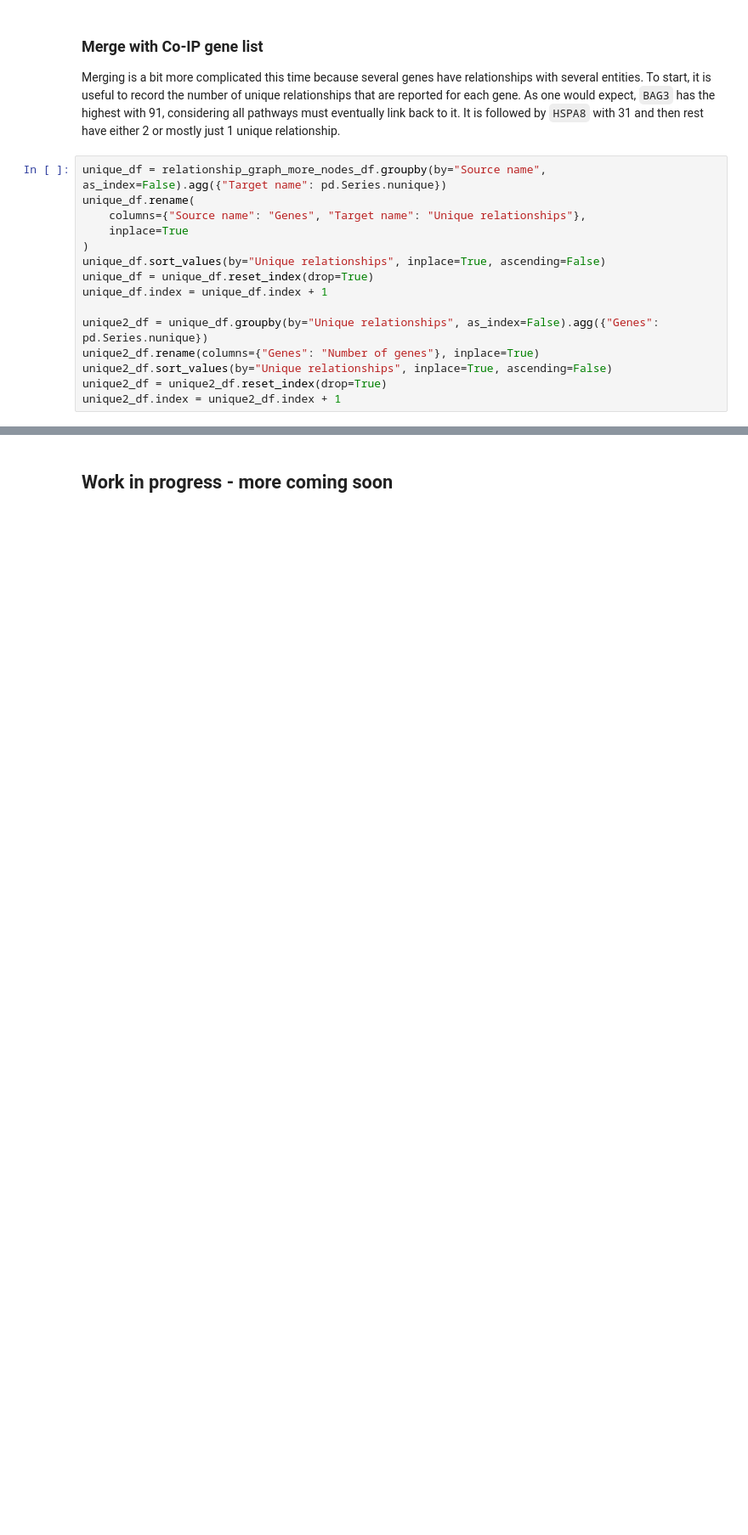
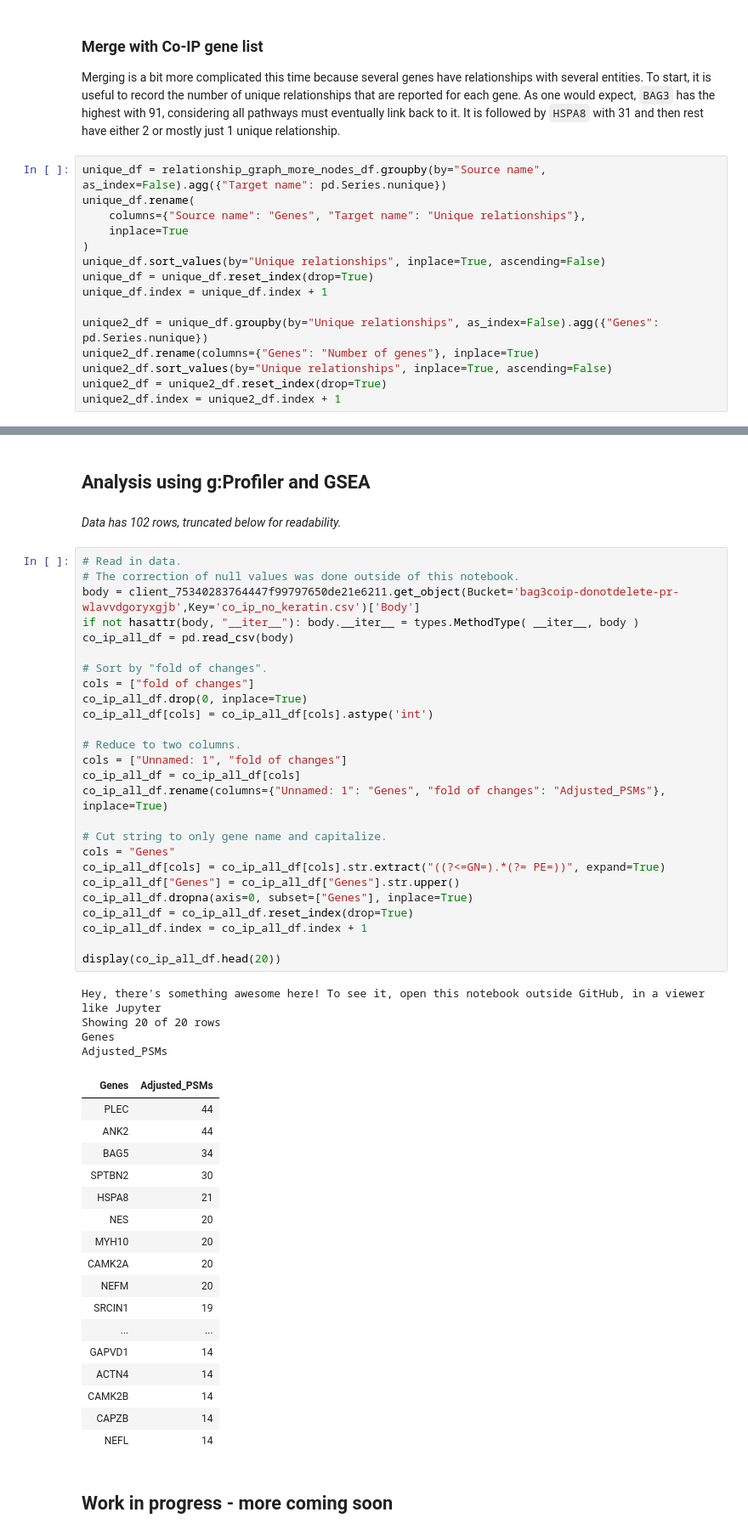
Before and after one commit to eturkes/bag3-co-ip, a Jupyter notebook: BAG3-co-ip/BAG3-co-ip.ipynb, the cells around one changed output, grey strips where cells are left out. Shown at 85% size. Cells and saved outputs as stored; diff of their text form; blank space fills up the shorter version.

Commit message:
Add start of g:Profiler and GSEA analysis

```diff
--- a/BAG3-co-ip/BAG3-co-ip.ipynb
+++ b/BAG3-co-ip/BAG3-co-ip.ipynb
@@ -289,5 +289,57 @@ unique2_df = unique2_df.reset_index(drop=True)
 unique2_df.index = unique2_df.index + 1
 # %% [markdown]
 ![Screenshot_from_2019-02-27_17-43-17.png](attachment:Screenshot_from_2019-02-27_17-43-17.png)
+# %% [markdown]
+## Analysis using g:Profiler and GSEA
+# %% [markdown]
+*Data has 102 rows, truncated below for readability.*
+# %%
+# Read in data.
+# The correction of null values was done outside of this notebook.
+body = client_75340283764447f99797650de21e6211.get_object(Bucket='bag3coip-donotdelete-pr-wlavvdgoryxgjb',Key='co_ip_no_keratin.csv')['Body']
+if not hasattr(body, "__iter__"): body.__iter__ = types.MethodType( __iter__, body )
+co_ip_all_df = pd.read_csv(body)
+
+# Sort by "fold of changes".
+cols = ["fold of changes"]
+co_ip_all_df.drop(0, inplace=True)
+co_ip_all_df[cols] = co_ip_all_df[cols].astype('int')
+
+# Reduce to two columns.
+cols = ["Unnamed: 1", "fold of changes"]
+co_ip_all_df = co_ip_all_df[cols]
+co_ip_all_df.rename(columns={"Unnamed: 1": "Genes", "fold of changes": "Adjusted_PSMs"}, inplace=True)
+
+# Cut string to only gene name and capitalize.
+cols = "Genes"
+co_ip_all_df[cols] = co_ip_all_df[cols].str.extract("((?<=GN=).*(?= PE=))", expand=True)
+co_ip_all_df["Genes"] = co_ip_all_df["Genes"].str.upper()
+co_ip_all_df.dropna(axis=0, subset=["Genes"], inplace=True)
+co_ip_all_df = co_ip_all_df.reset_index(drop=True)
+co_ip_all_df.index = co_ip_all_df.index + 1
+
+display(co_ip_all_df.head(20))
+# %% [output]
+Hey, there's something awesome here! To see it, open this notebook outside GitHub, in a viewer like Jupyter
+Showing 20 of 20 rows
+Genes
+Adjusted_PSMs
+| Genes | Adjusted_PSMs |
+| PLEC | 44 |
+| ANK2 | 44 |
+| BAG5 | 34 |
+| SPTBN2 | 30 |
+| HSPA8 | 21 |
+| NES | 20 |
+| MYH10 | 20 |
+| CAMK2A | 20 |
+| NEFM | 20 |
+| SRCIN1 | 19 |
+| ... | ... |
+| GAPVD1 | 14 |
+| ACTN4 | 14 |
+| CAMK2B | 14 |
+| CAPZB | 14 |
+| NEFL | 14 |
 # %% [markdown]
 ## Work in progress - more coming soon
```
Also changed, not shown: parts of 1 cell of this notebook.
